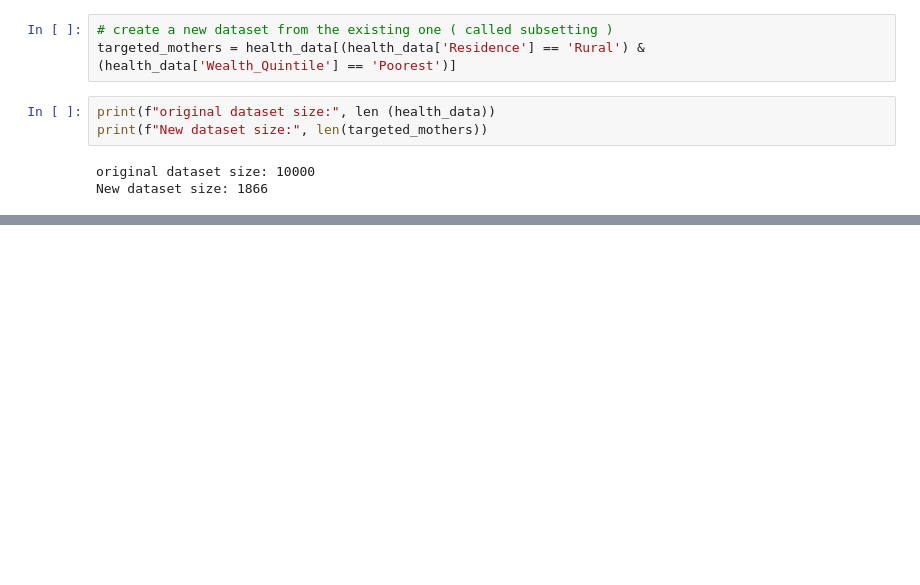
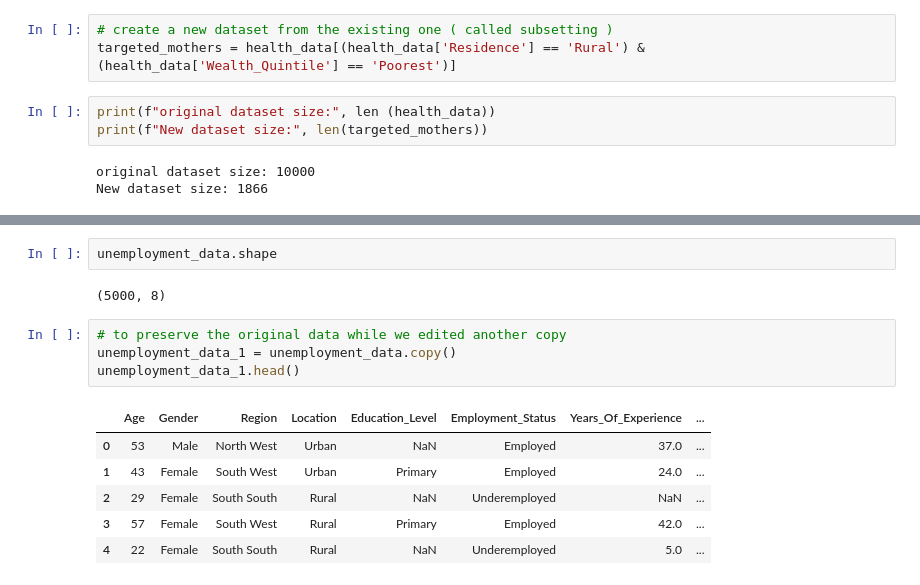
Before and after one commit to Grace-Awomokun/Wangling_Filtering_Aggregation_of_data, a Jupyter notebook: Wangling_Filtering_Aggregation_of_data.ipynb, the cells around one changed output, grey strips where cells are left out. Cells and saved outputs as stored; diff of their text form; blank space fills up the shorter version.

```diff
--- a/Wangling_Filtering_Aggregation_of_data.ipynb
+++ b/Wangling_Filtering_Aggregation_of_data.ipynb
@@ -34,0 +64,15 @@ New dataset size: 1866
+# %%
+unemployment_data.shape
+# %% [output]
+(5000, 8)
+# %%
+# to preserve the original data while we edited another copy
+unemployment_data_1 = unemployment_data.copy()
+unemployment_data_1.head()
+# %% [output]
+|  | Age | Gender | Region | Location | Education_Level | Employment_Status | Years_Of_Experience | ... |
+| 0 | 53 | Male | North West | Urban | NaN | Employed | 37.0 | ... |
+| 1 | 43 | Female | South West | Urban | Primary | Employed | 24.0 | ... |
+| 2 | 29 | Female | South South | Rural | NaN | Underemployed | NaN | ... |
+| 3 | 57 | Female | South West | Rural | Primary | Employed | 42.0 | ... |
+| 4 | 22 | Female | South South | Rural | NaN | Underemployed | 5.0 | ... |
```
Also changed, not shown: parts of 6 cells of this notebook.
